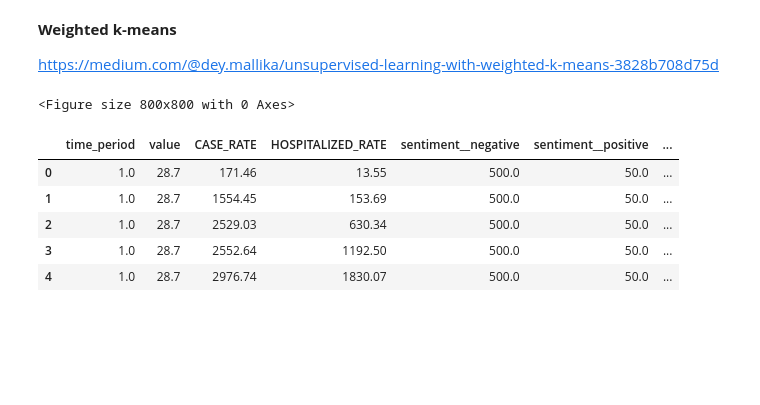
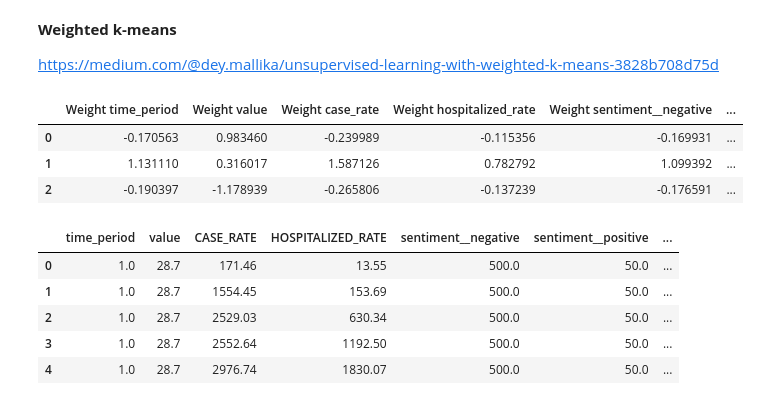
Before and after one commit to christophersingh/Mental-Health-Classification-Research, a Jupyter notebook: Copy_of_Weighted_Clustering.ipynb, the cells around one changed output. Drawn from its saved outputs; the diff is of its cells as text; code cells hidden in the pictures; blank space fills up the shorter version.

```diff
--- a/Copy_of_Weighted_Clustering.ipynb
+++ b/Copy_of_Weighted_Clustering.ipynb
@@ -133,15 +133,13 @@ X = pd.DataFrame(x_scaled)
 # %%
 wt_kmeansclus = kmeans.fit(X,sample_weight = Y)
 predicted_kmeans = kmeans.predict(X, sample_weight = Y)
-# %%
-plt.style.use('default')
-plt.figure(figsize=(8, 8))
-"""plt.scatter(X.loc[:,0], X.loc[:,1], c=wt_kmeansclus.labels_.astype(float),s=10,cmap='tab20b',marker='x')
-plt.title('Weighted K-Means Cluster Assignments',fontsize=10)"""
-centers = wt_kmeansclus.cluster_centers_
-#plt.scatter(centers[:, 0], centers[:, 1], c='black', s=500, alpha=0.5);
-# %% [output]
-<Figure size 800x800 with 0 Axes>
+# %%
+centersdf
+# %% [output]
+|  | Weight time_period | Weight value | Weight case_rate | Weight hospitalized_rate | Weight sentiment__negative | ... |
+| 0 | -0.170563 | 0.983460 | -0.239989 | -0.115356 | -0.169931 | ... |
+| 1 | 1.131110 | 0.316017 | 1.587126 | 0.782792 | 1.099392 | ... |
+| 2 | -0.190397 | -1.178939 | -0.265806 | -0.137239 | -0.176591 | ... |
 # %%
 df['cluster_assignment'] = predicted_kmeans
 centers = wt_kmeansclus.cluster_centers_
```
